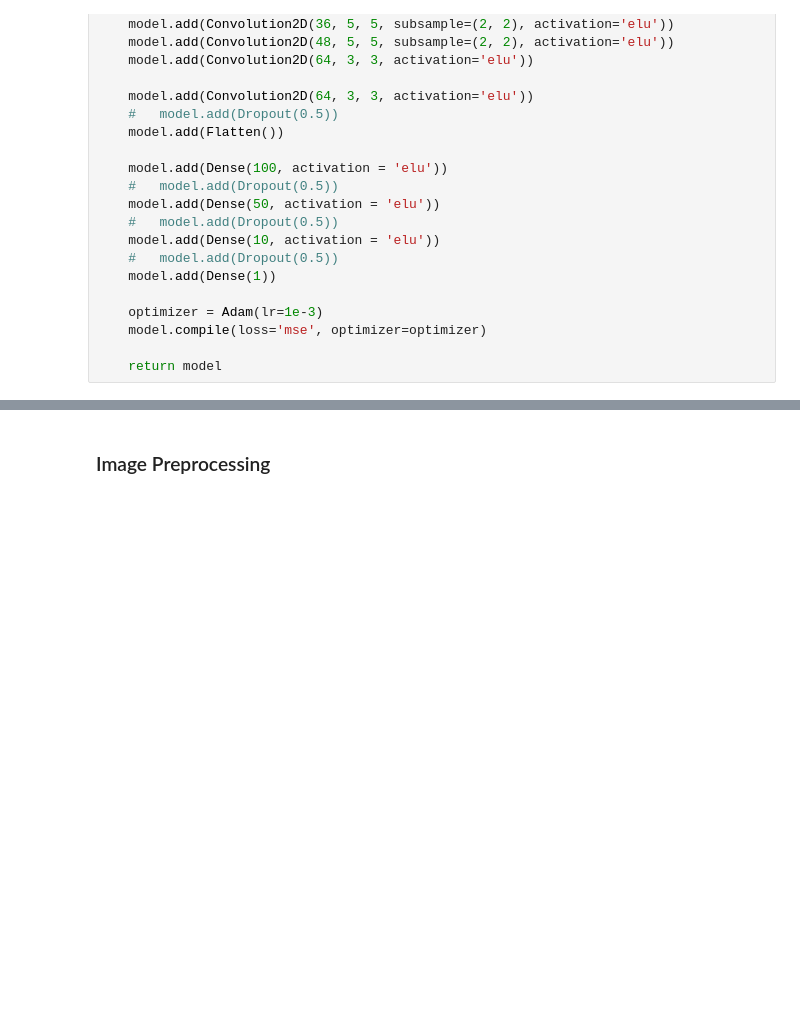
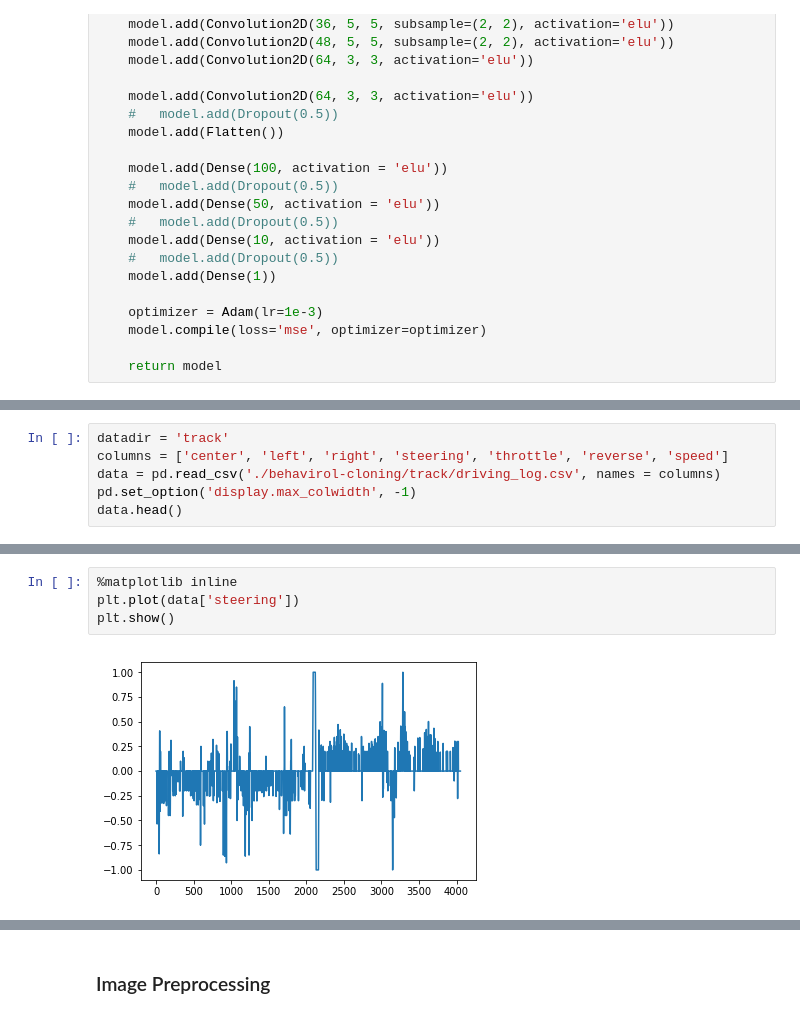
Before and after one commit to ai-mrkogao/deeplearning, a Jupyter notebook: Nvidia_SelfDriving_Model.ipynb, the cells around one changed output, grey strips where cells are left out. Saved outputs shown, nothing was run; the diff lists cells and outputs as text; blank space fills up the shorter version.

```diff
--- a/Nvidia_SelfDriving_Model.ipynb
+++ b/Nvidia_SelfDriving_Model.ipynb
@@ -73,0 +76,6 @@ None
+# %%
+datadir = 'track'
+columns = ['center', 'left', 'right', 'steering', 'throttle', 'reverse', 'speed']
+data = pd.read_csv('./behavirol-cloning/track/driving_log.csv', names = columns)
+pd.set_option('display.max_colwidth', -1)
+data.head()
@@ -73,0 +89,6 @@ None
+# %%
+%matplotlib inline
+plt.plot(data['steering'])
+plt.show()
+# %% [output]
+[figure, added]
```
Also changed, not shown: parts of 11 cells of this notebook, 4 other files.
